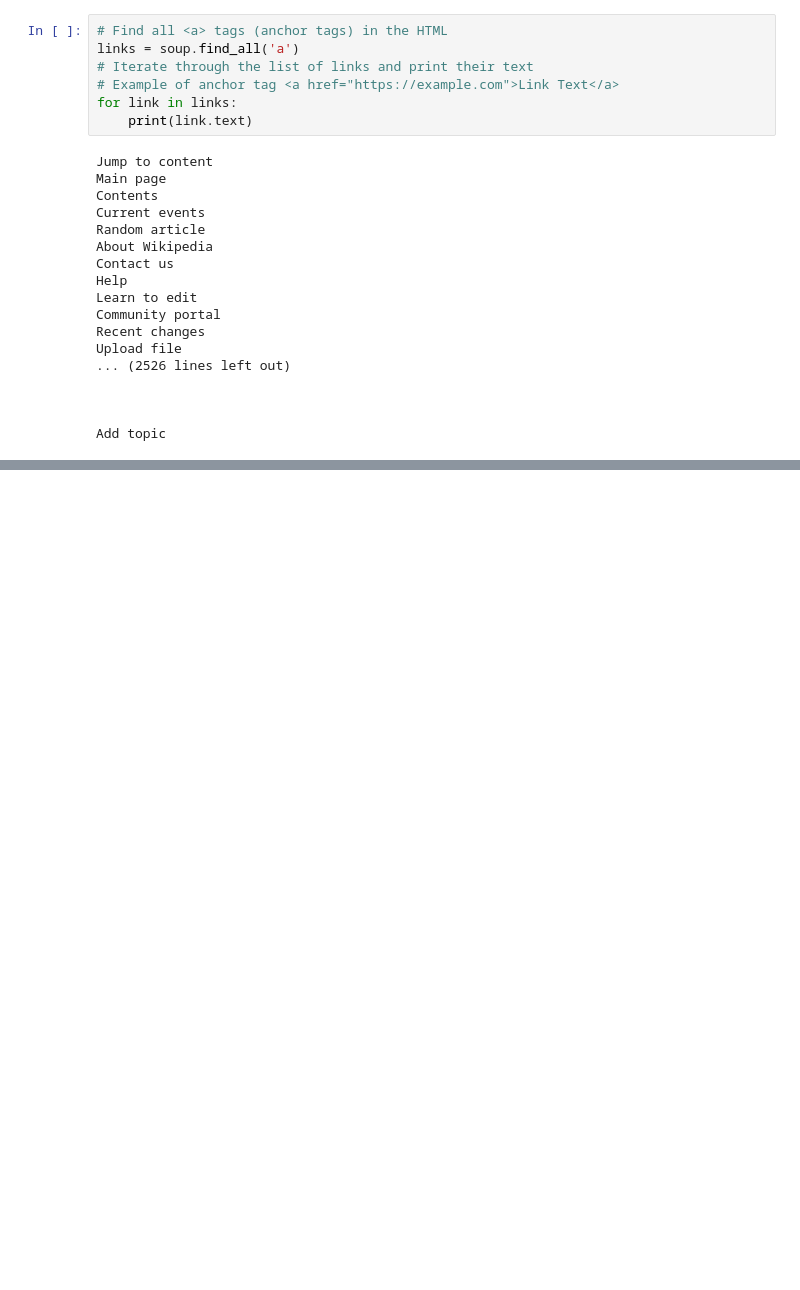
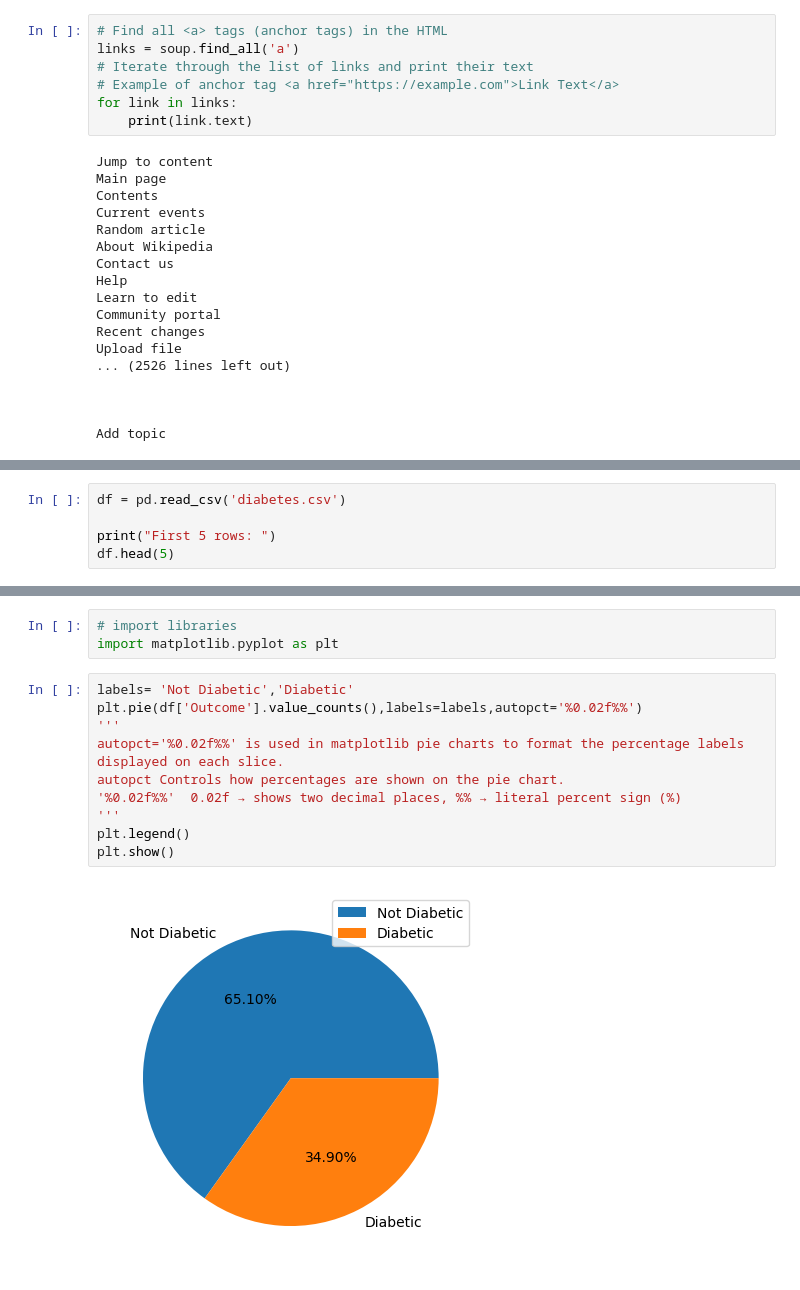
Before and after one commit to milenalauschner/IBM-Course, a Jupyter notebook: Module5.ipynb, the cells around one changed output, grey strips where cells are left out. Drawn from its saved outputs; the diff is of its cells as text; blank space fills up the shorter version.

```diff
--- a/Module5.ipynb
+++ b/Module5.ipynb
@@ -479,0 +1453,5 @@ Add topic
+# %%
+df = pd.read_csv('diabetes.csv')
+
+print("First 5 rows: ")
+df.head(5)
@@ -479,0 +1580,15 @@ Add topic
+# %%
+# import libraries
+import matplotlib.pyplot as plt
+# %%
+labels= 'Not Diabetic','Diabetic'
+plt.pie(df['Outcome'].value_counts(),labels=labels,autopct='%0.02f%%')
+'''
+autopct='%0.02f%%' is used in matplotlib pie charts to format the percentage labels displayed on each slice.
+autopct Controls how percentages are shown on the pie chart.
+'%0.02f%%'  0.02f → shows two decimal places, %% → literal percent sign (%)
+'''
+plt.legend()
+plt.show()
+# %% [output]
+[figure, added]
```
Also changed, not shown: parts of 121 cells of this notebook, 10 other files.
